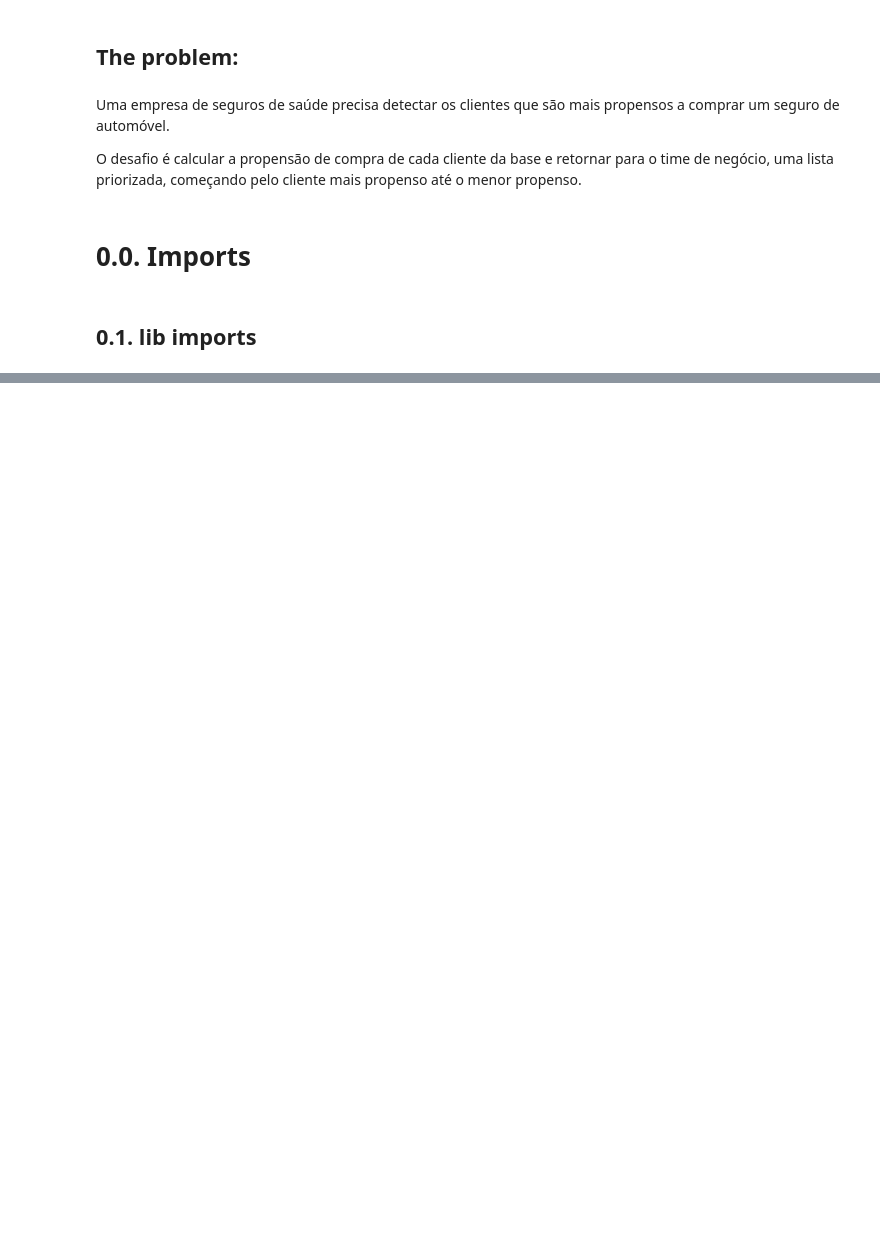
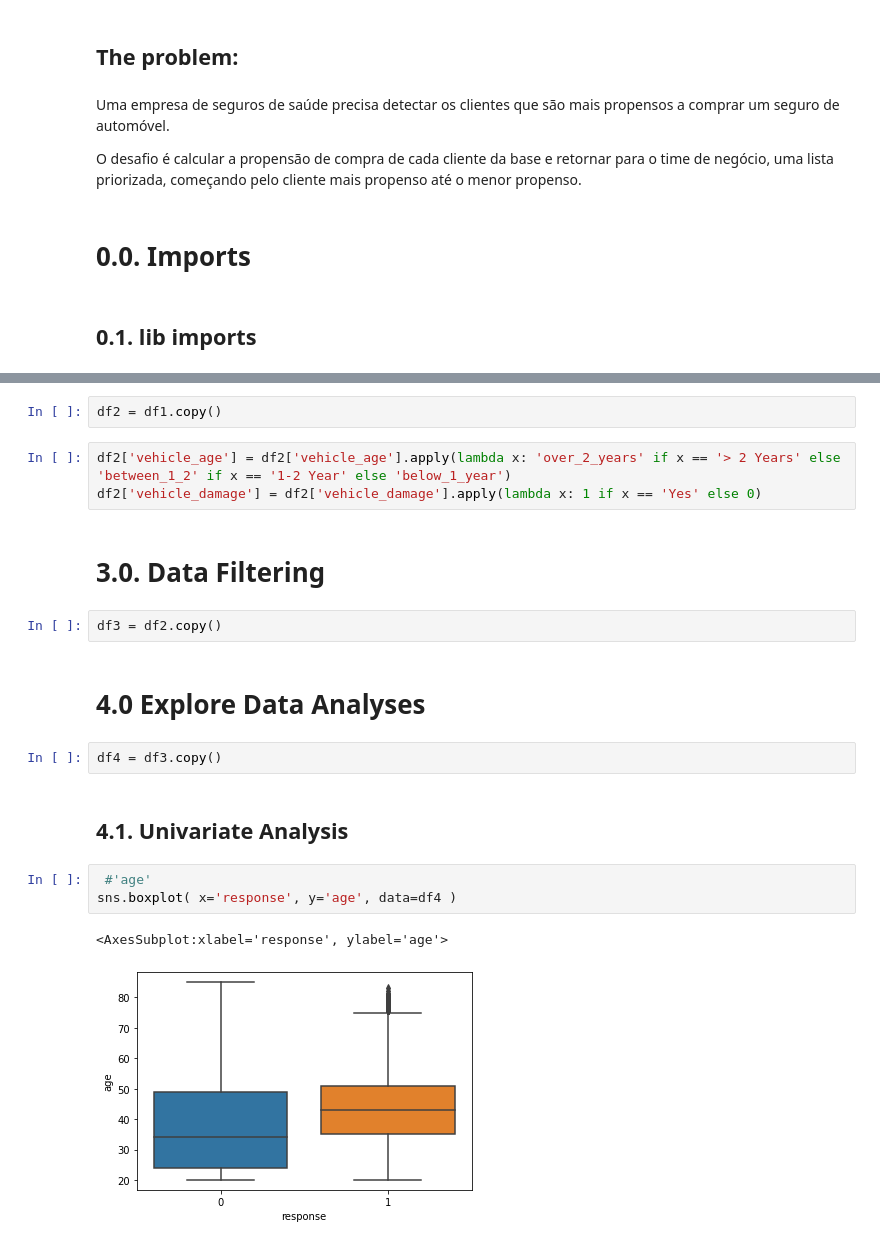
Before and after one commit to wilianuhlmann/health_insurance_cross_sell, a Jupyter notebook: health_insurance_cross_sell.ipynb, the cells around one changed output, grey strips where cells are left out. Saved outputs shown, nothing was run; the diff lists cells and outputs as text; blank space fills up the shorter version.

```diff
--- a/health_insurance_cross_sell.ipynb
+++ b/health_insurance_cross_sell.ipynb
@@ -22,0 +293,21 @@ dsfdsf
+# %%
+df2 = df1.copy()
+# %%
+df2['vehicle_age'] = df2['vehicle_age'].apply(lambda x: 'over_2_years' if x == '> 2 Years' else 'between_1_2' if x == '1-2 Year' else 'below_1_year')
+df2['vehicle_damage'] = df2['vehicle_damage'].apply(lambda x: 1 if x == 'Yes' else 0)
+# %% [markdown]
+# 3.0. Data Filtering
+# %%
+df3 = df2.copy()
+# %% [markdown]
+# 4.0 Explore Data Analyses
+# %%
+df4 = df3.copy()
+# %% [markdown]
+## 4.1. Univariate Analysis
+# %%
+ #'age'
+sns.boxplot( x='response', y='age', data=df4 )
+# %% [output]
+<AxesSubplot:xlabel='response', ylabel='age'>
+[figure, added]
```
Also changed, not shown: parts of 87 cells of this notebook, 1 other file.
